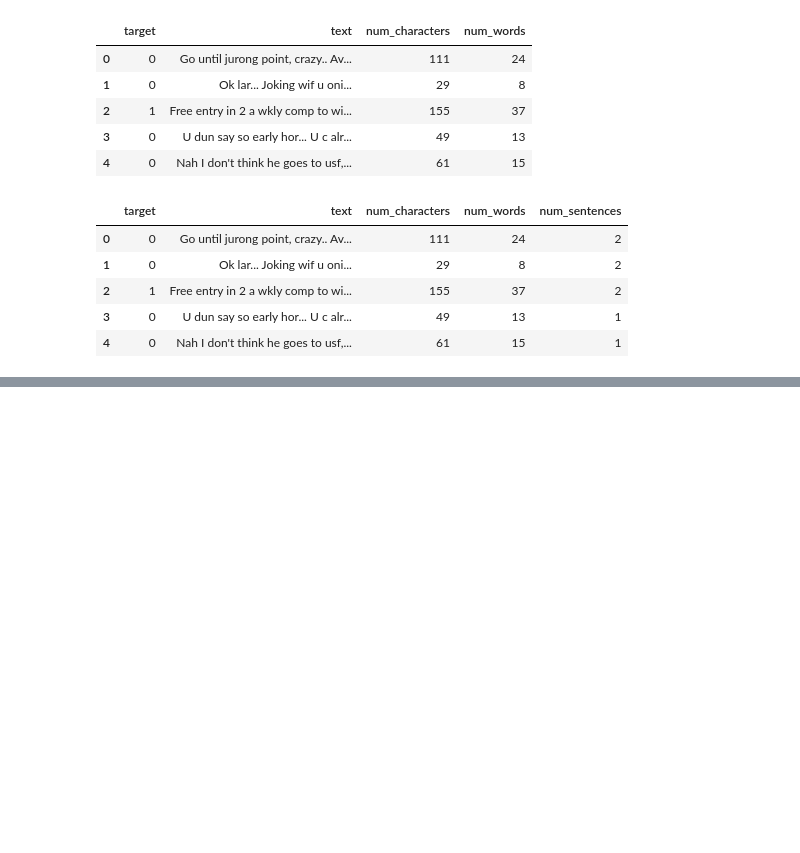
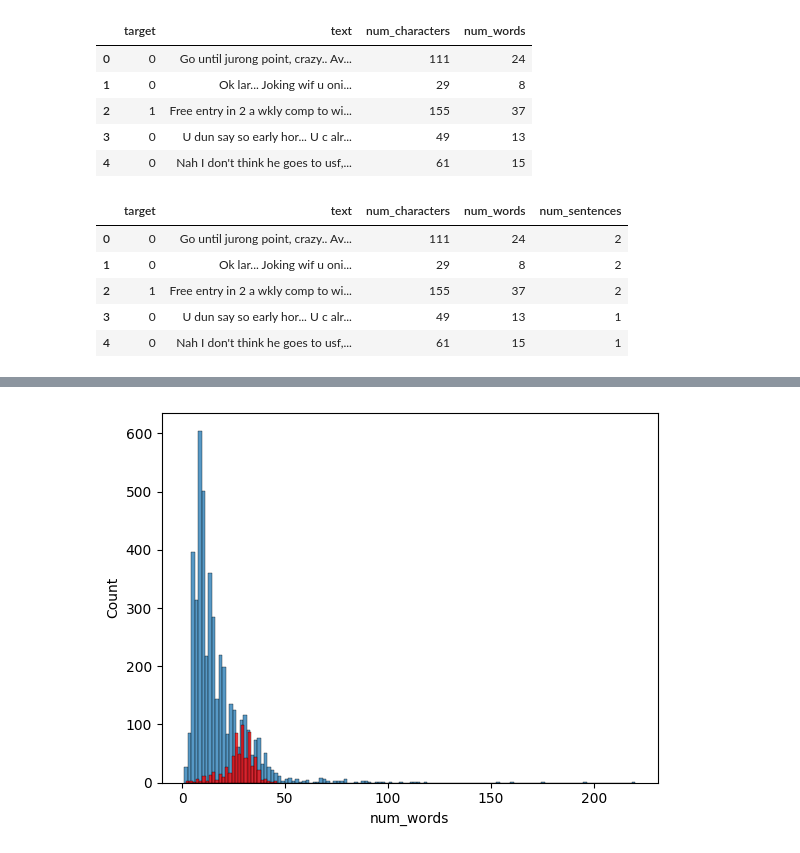
Before and after one commit to tanmoyghosh704-lang/SMS-SPAM-CLASSIFIER, a Jupyter notebook: sms_spam_classifier.ipynb, the cells around one changed output, grey strips where cells are left out. Drawn from its saved outputs; the diff is of its cells as text; code cells hidden in the pictures; blank space fills up the shorter version.

```diff
--- a/sms_spam_classifier.ipynb
+++ b/sms_spam_classifier.ipynb
@@ -158,0 +236,6 @@ df.head()
+# %%
+sns.histplot(df[df["target"]==0]["num_words"])
+sns.histplot(df[df["target"]==1]["num_words"],color="red")
+plt.show()
+# %% [output]
+[figure, added]
```
Also changed, not shown: parts of 35 cells of this notebook.
